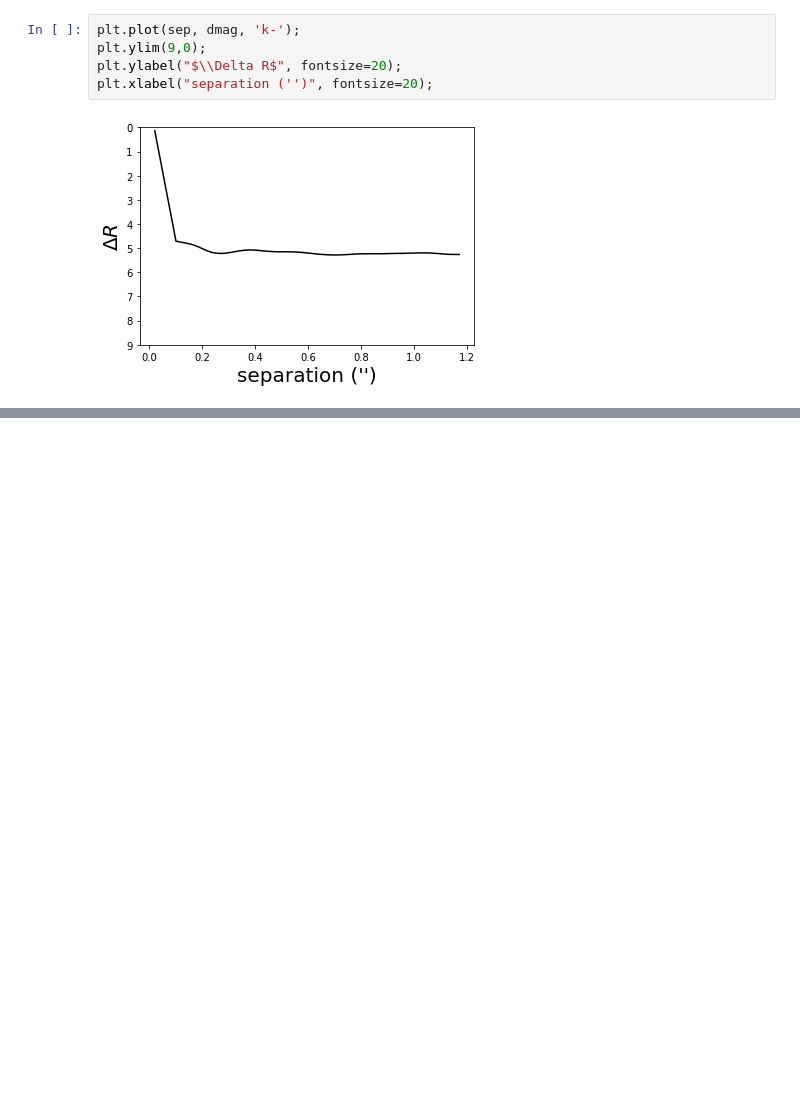
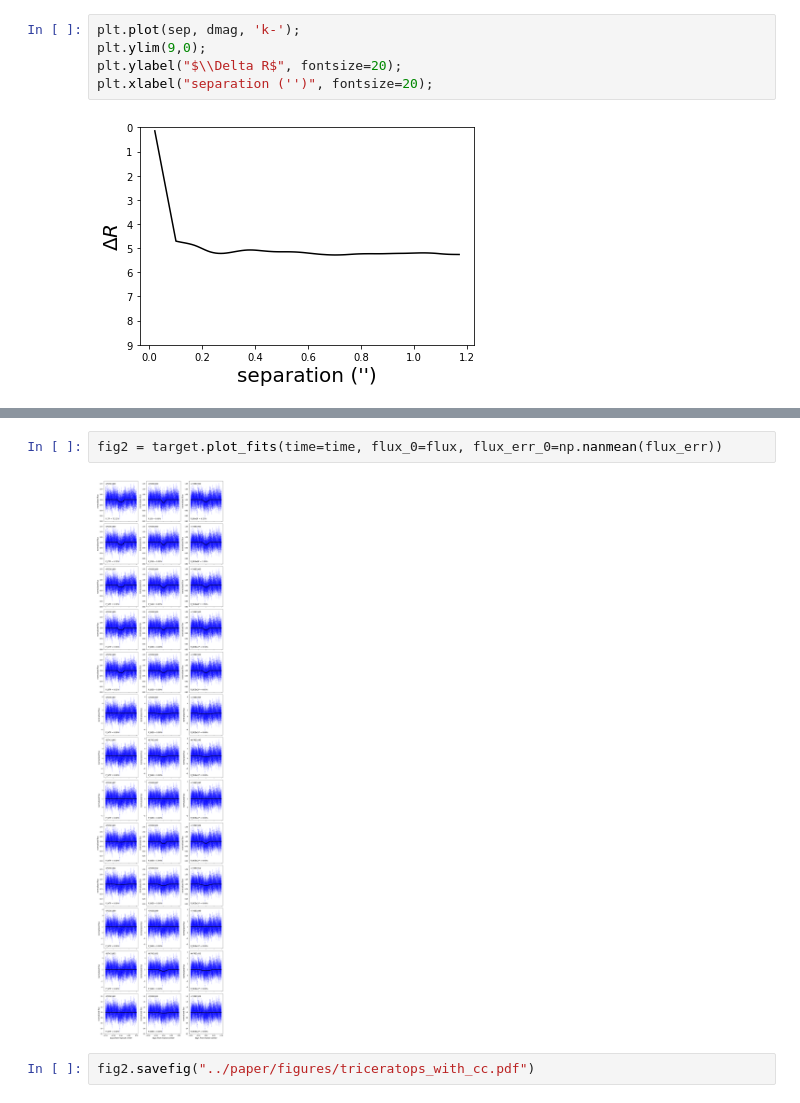
Before and after one commit to jpdeleon/toi1696, a Jupyter notebook: notebooks/triceratops.ipynb, the cells around one changed output, grey strips where cells are left out. Saved outputs shown, nothing was run; the diff lists cells and outputs as text; blank space fills up the shorter version.

Commit message:
update triceratops ipynb

```diff
--- a/notebooks/triceratops.ipynb
+++ b/notebooks/triceratops.ipynb
@@ -238,0 +241,6 @@ print("FPP =", meanFPP, "+/-", stdvFPP)
+# %%
+fig2 = target.plot_fits(time=time, flux_0=flux, flux_err_0=np.nanmean(flux_err))
+# %% [output]
+[figure, added]
+# %%
+fig2.savefig("../paper/figures/triceratops_with_cc.pdf")
```
Also changed, not shown: parts of 12 cells of this notebook, 3 other files.
